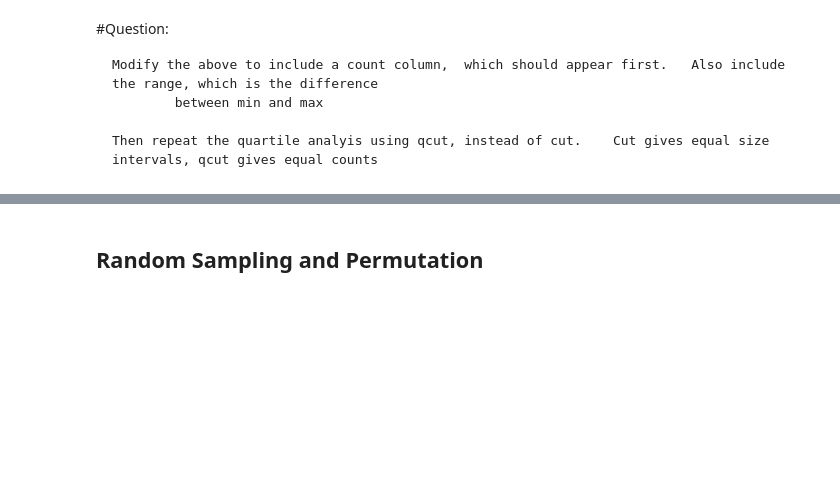
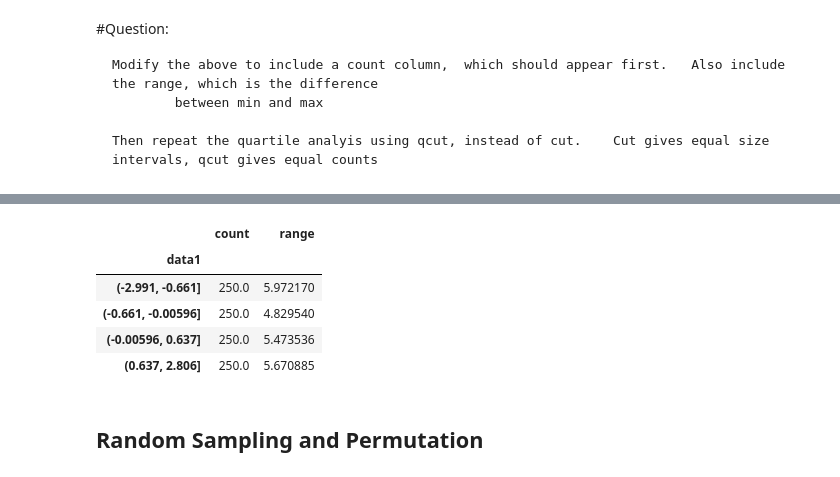
Before and after one commit to 17dmorehouse/DAT_512-Stat.-Approaches-to-Big-Data, a Jupyter notebook: Notes/02.13.2024 Aggregate_and_group.ipynb, the cells around one changed output, grey strips where cells are left out. Drawn from its saved outputs; the diff is of its cells as text; code cells hidden in the pictures; blank space fills up the shorter version.

```diff
--- a/Notes/02.13.2024 Aggregate_and_group.ipynb
+++ b/Notes/02.13.2024 Aggregate_and_group.ipynb
@@ -487,0 +519,3 @@ frame.data2.groupby(quartiles).apply(get_stats).unstack()
+# %%
+qcut_ = pd.qcut(frame.data1, 4)
+qcut_
@@ -488,3 +537,13 @@ frame.data2.groupby(quartiles).apply(get_stats).unstack()
+# %%
+frame.data2.groupby(qcut_).apply(get_stats2).unstack()
+# the counts are the same
+# %% [output]
+|  | count | range |
+| data1 |  |  |
+| (-2.991, -0.661] | 250.0 | 5.972170 |
+| (-0.661, -0.00596] | 250.0 | 4.829540 |
+| (-0.00596, 0.637] | 250.0 | 5.473536 |
+| (0.637, 2.806] | 250.0 | 5.670885 |
 # %% [markdown]
 ## Random Sampling and Permutation
 # %%
```
Also changed, not shown: parts of 29 cells of this notebook, 3 other files.
